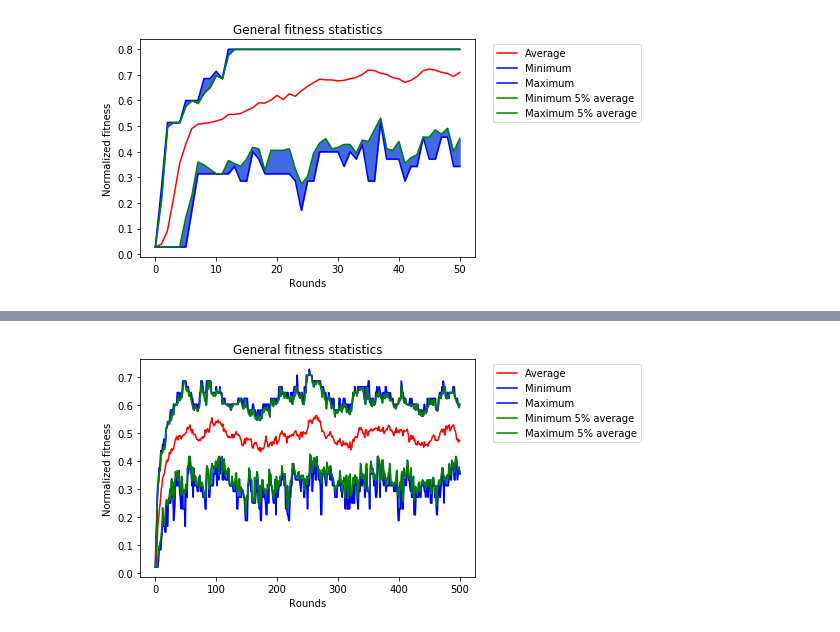
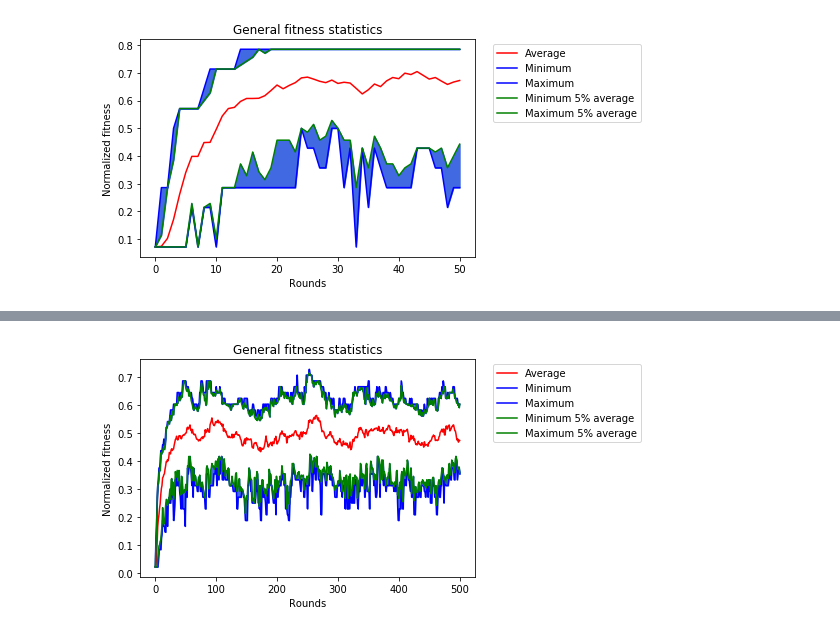
Before and after one commit to strimbu-alexandru/Evolution-Simulator, a Jupyter notebook: EvoSim.ipynb, the cells around one changed output, grey strips where cells are left out. Cells and saved outputs as stored; diff of their text form; code cells hidden in the pictures.

```diff
--- a/EvoSim.ipynb
+++ b/EvoSim.ipynb
@@ -75,28 +333,26 @@ mySim.printLocalStatistics()
 # %%
 initial = [0] * 8
 probability = [0.01] * 8
 rounds = 50
 orgNum = 100
-cons1 = Constraint2unary(0, 2)
-cons2 = Constraint2unary(3, -1)
-cons3 = Constraint2binaryType1([0,7],[2,3])
-cons4 = Constraint2binaryType1([0,1],[1,2])
-cons5 = Constraint2binaryType1([1,7],[3,1])
-cons6 = Constraint2binaryType1([1,2],[3,1])
-cons7 = Constraint2binaryType1([7,2],[4,3])
-cons8 = Constraint2binaryType1([2,3],[2,2])
-cons9 = Constraint2binaryType1([4,3],[1,1])
-cons10 = Constraint2binaryType1([4,7],[1,2])
-cons11 = Constraint2binaryType1([4,5],[1,3])
-cons12 = Constraint2binaryType1([7,5],[3,3])
-cons13 = Constraint2binaryType1([6,5],[1,3])
-cons14 = Constraint2binaryType1([6,7],[2,2])
-cons15 = Constraint2binaryType1([6,0],[1,1])
-constraints = [cons1,cons2,cons3,cons4,cons5,cons6,cons7,cons8,cons9,cons10,cons11,cons12,cons13,cons14,cons15]
+cons3 = ConstraintBinaryModelBinaryDifferent([0,7],[1,1])
+cons4 = ConstraintBinaryModelBinaryDifferent([0,1],[1,1])
+cons5 = ConstraintBinaryModelBinaryDifferent([1,7],[1,1])
+cons6 = ConstraintBinaryModelBinaryDifferent([1,2],[1,1])
+cons7 = ConstraintBinaryModelBinaryDifferent([7,2],[1,1])
+cons8 = ConstraintBinaryModelBinaryDifferent([2,3],[1,1])
+cons9 = ConstraintBinaryModelBinaryDifferent([4,3],[1,1])
+cons10 = ConstraintBinaryModelBinaryDifferent([4,7],[1,1])
+cons11 = ConstraintBinaryModelBinaryDifferent([4,5],[1,1])
+cons12 = ConstraintBinaryModelBinaryDifferent([7,5],[1,1])
+cons13 = ConstraintBinaryModelBinaryDifferent([6,5],[1,1])
+cons14 = ConstraintBinaryModelBinaryDifferent([6,7],[1,1])
+cons15 = ConstraintBinaryModelBinaryDifferent([6,0],[1,1])
+constraints = [cons3,cons4,cons5,cons6,cons7,cons8,cons9,cons10,cons11,cons12,cons13,cons14,cons15]
 
 mySim = Simulator(2, initial, probability, rounds, orgNum, constraints, None, 1)
 mySim.run()
 mySim.printStatistics()
 mySim.printLocalStatistics()
 # %% [output]
-[figure, old version]
+[figure, new version]
```
Also changed, not shown: parts of 19 cells of this notebook, 2 other files.
